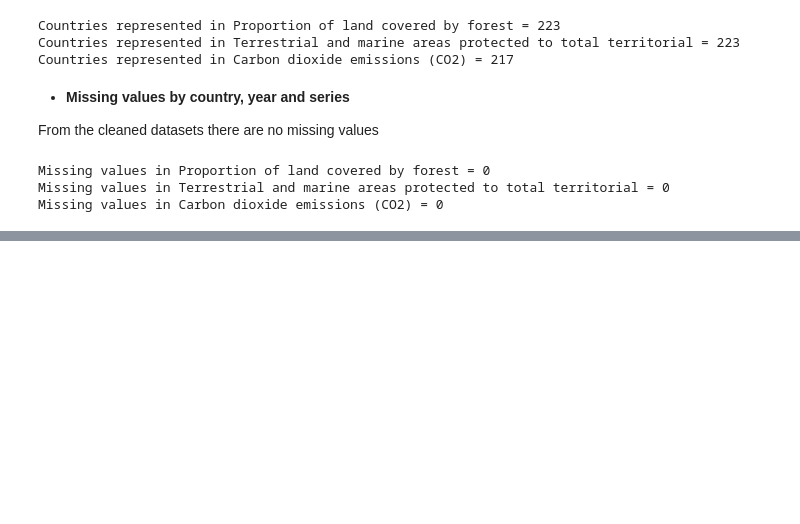
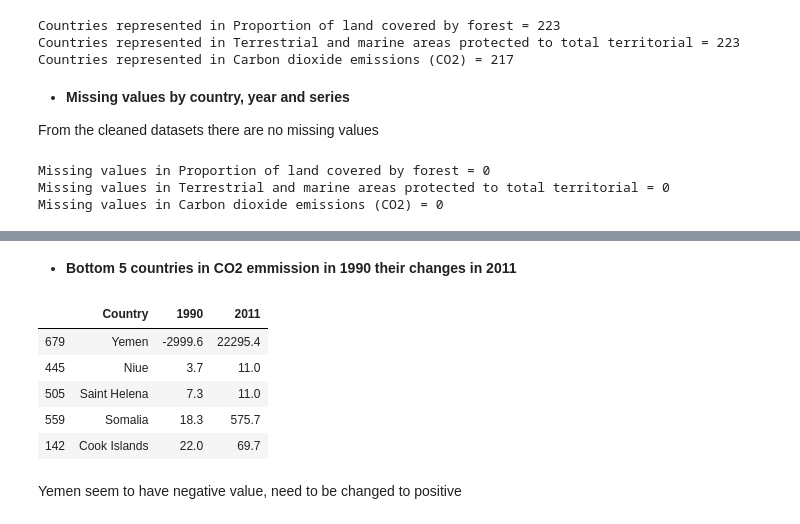
Before and after one commit to KhomotsoT/statistical-thinking, a Jupyter notebook: Statistical-thinking.ipynb, the cells around one changed output, grey strips where cells are left out. Cells and saved outputs as stored; diff of their text form; code cells hidden in the pictures; blank space fills up the shorter version.

```diff
--- a/Statistical-thinking.ipynb
+++ b/Statistical-thinking.ipynb
@@ -379,0 +400,14 @@ Missing values in Carbon dioxide emissions (CO2) = 0
+# %% [markdown]
+* **Bottom 5 countries in CO2 emmission in 1990 their changes in 2011**
+# %%
+Carbon_emission_bottom = new_mdg_carbon_emission.loc[:,("Country", "1990","2011")].sort_values(by = '1990', ascending=True)
+Carbon_emission_bottom.head()
+# %% [output]
+|  | Country | 1990 | 2011 |
+| 679 | Yemen | -2999.6 | 22295.4 |
+| 445 | Niue | 3.7 | 11.0 |
+| 505 | Saint Helena | 7.3 | 11.0 |
+| 559 | Somalia | 18.3 | 575.7 |
+| 142 | Cook Islands | 22.0 | 69.7 |
+# %% [markdown]
+Yemen seem to have negative value, need to be changed to positive
```
Also changed, not shown: parts of 7 cells of this notebook.
